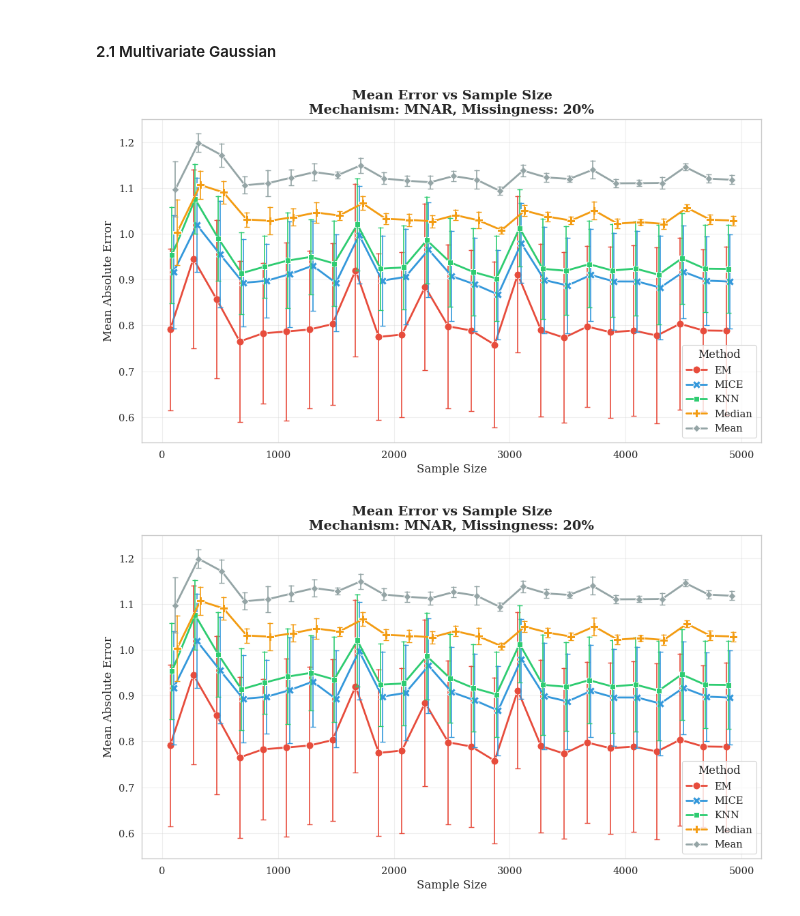
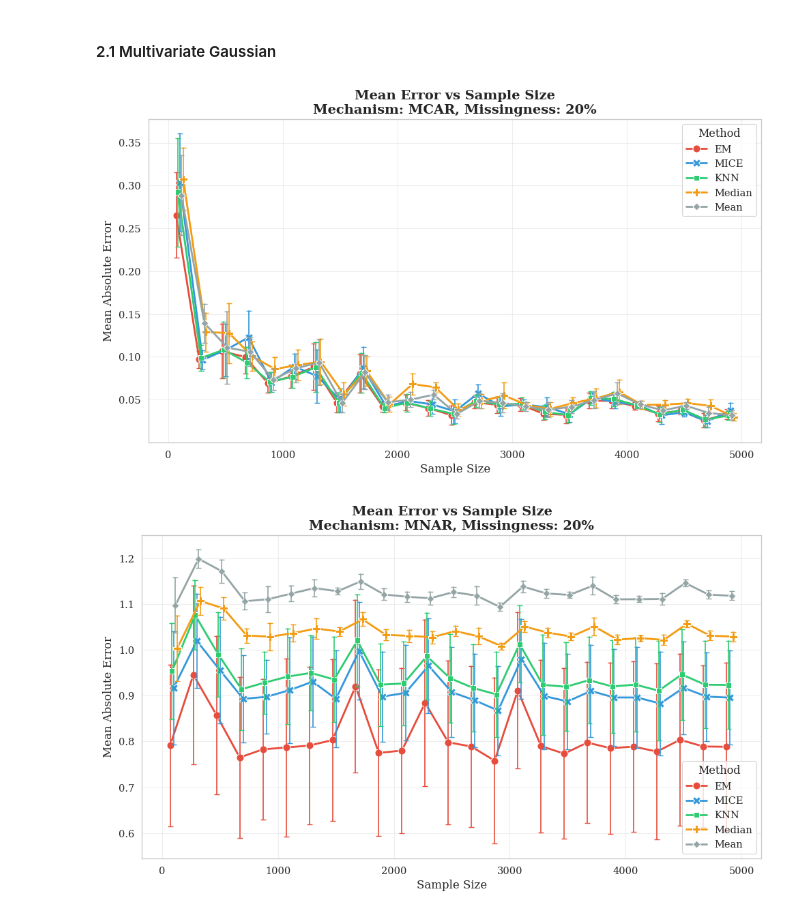
Before and after one commit to leonardotonelli/em-imputation, a Jupyter notebook: additional_visualizations.ipynb, the cells around one changed output. Cells and saved outputs as stored; diff of their text form; code cells hidden in the pictures.

```diff
--- a/additional_visualizations.ipynb
+++ b/additional_visualizations.ipynb
@@ -94,10 +94,10 @@ We plot the error vs sample size just for intermediate missing percentages, to p
 # %% [markdown]
 #### 2.1 Multivariate Gaussian
 # %%
-plot_sample_size_error_filtered(results_multivariate, mechanism='MNAR', missingness_pct=0.2)
+plot_sample_size_error_filtered(results_multivariate, mechanism='MCAR', missingness_pct=0.2)
 plt.show()
 # %% [output]
-[figure, old version]
+[figure, new version]
 # %%
 plot_sample_size_error_filtered(results_multivariate, mechanism='MNAR', missingness_pct=0.2)
 plt.show()
```
Also changed, not shown: parts of 7 cells of this notebook, 30 other files.
